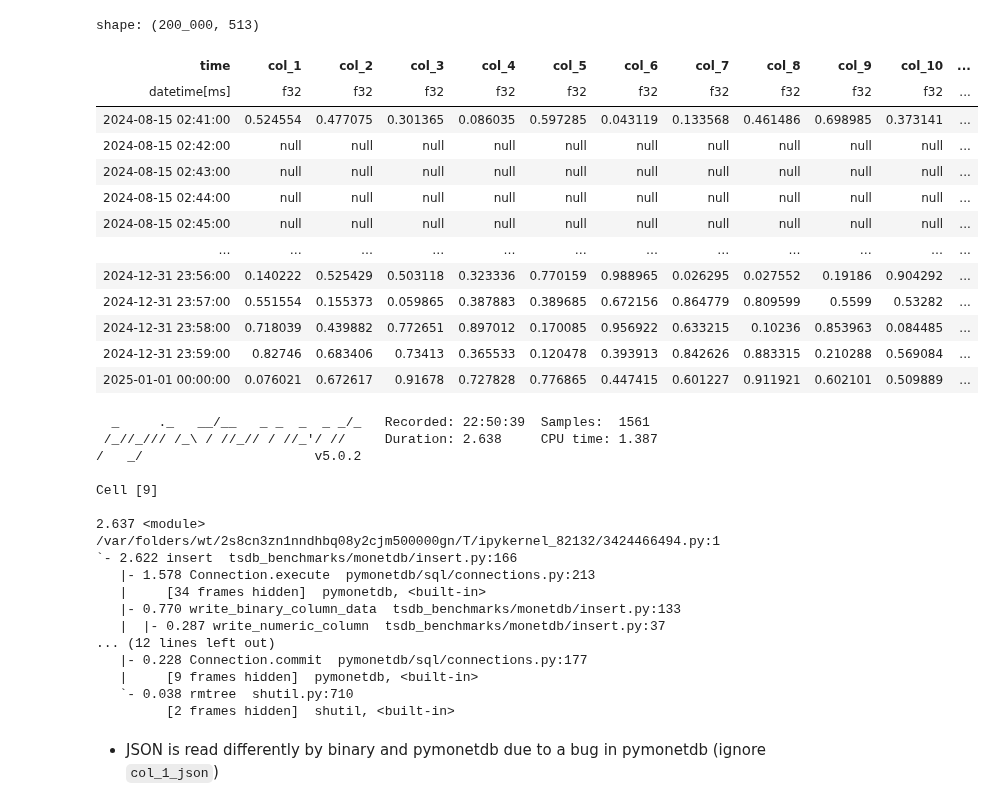
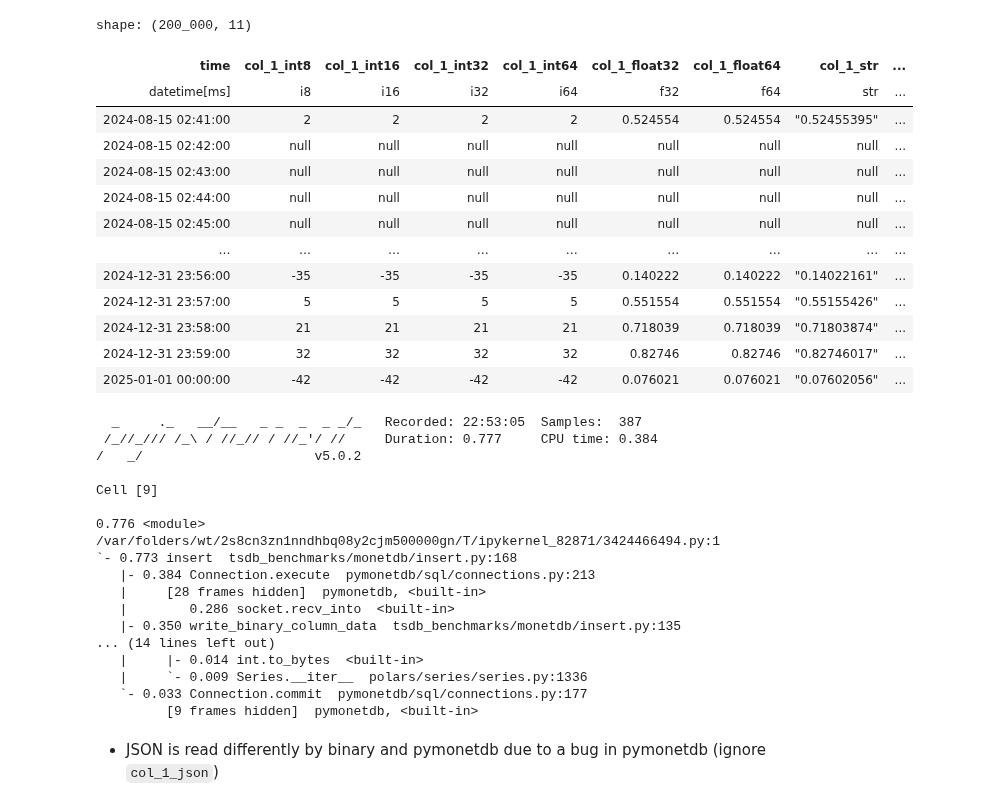
Before and after one commit to wlaur/olap-benchmarks, a Jupyter notebook: notebooks/input-test.ipynb, the cells around one changed output. Saved outputs shown, nothing was run; the diff lists cells and outputs as text; code cells hidden in the pictures.

```diff
--- a/notebooks/input-test.ipynb
+++ b/notebooks/input-test.ipynb
@@ -30,46 +30,46 @@ db = MonetDB()
 # %%
 df = pl.read_parquet("../data/input/data_0.2M_0.5k.parquet").with_columns(
     (100 * pl.col.col_1 - 50).cast(pl.Int8).alias("col_1_int8"),
     (100 * pl.col.col_1 - 50).cast(pl.Int16).alias("col_1_int16"),
     (100 * pl.col.col_1 - 50).cast(pl.Int32).alias("col_1_int32"),
     (100 * pl.col.col_1 - 50).cast(pl.Int64).alias("col_1_int64"),
     pl.col.col_1.cast(pl.Float32).alias("col_1_float32"),
     pl.col.col_1.cast(pl.Float64).alias("col_1_float64"),
     pl.col.col_1.cast(pl.String).alias("col_1_str"),
     (pl.col.col_1 > 0.5).cast(pl.Boolean).alias("col_1_bool"),
     pl.col.col_1.cast(pl.Binary).alias("col_1_blob"),
     ('{ "val": ' + pl.col.col_1.cast(pl.String) + "}").alias("col_1_json"),
     pl.col.time.cast(pl.Time).alias("time_time"),
     pl.col.time.cast(pl.Date).alias("time_date"),
 )
 
 
 df = df.with_columns(
     pl.when((pl.col.time > df.get_column("time")[4]) | (pl.col.time == df.get_column("time")[0]))
     .then(pl.col(n))
     .otherwise(None)
     for n in df.columns
     if n != "time"
 )
 
-# df = df.select([n for n in df.columns if n == "time" or n.count("_") == 2])
+df = df.select([n for n in df.columns if n == "time" or n.count("_") == 2])
 
 df
 # %% [output]
-shape: (200_000, 513)
+shape: (200_000, 11)
-| time | col_1 | col_2 | col_3 | col_4 | col_5 | col_6 | col_7 | col_8 | col_9 | col_10 | ... |
-| datetime[ms] | f32 | f32 | f32 | f32 | f32 | f32 | f32 | f32 | f32 | f32 | ... |
-| 2024-08-15 02:41:00 | 0.524554 | 0.477075 | 0.301365 | 0.086035 | 0.597285 | 0.043119 | 0.133568 | 0.461486 | 0.698985 | 0.373141 | ... |
-| 2024-08-15 02:42:00 | null | null | null | null | null | null | null | null | null | null | ... |
-| 2024-08-15 02:43:00 | null | null | null | null | null | null | null | null | null | null | ... |
-| 2024-08-15 02:44:00 | null | null | null | null | null | null | null | null | null | null | ... |
-| 2024-08-15 02:45:00 | null | null | null | null | null | null | null | null | null | null | ... |
-| … | … | … | … | … | … | … | … | … | … | … | ... |
-| 2024-12-31 23:56:00 | 0.140222 | 0.525429 | 0.503118 | 0.323336 | 0.770159 | 0.988965 | 0.026295 | 0.027552 | 0.19186 | 0.904292 | ... |
-| 2024-12-31 23:57:00 | 0.551554 | 0.155373 | 0.059865 | 0.387883 | 0.389685 | 0.672156 | 0.864779 | 0.809599 | 0.5599 | 0.53282 | ... |
-| 2024-12-31 23:58:00 | 0.718039 | 0.439882 | 0.772651 | 0.897012 | 0.170085 | 0.956922 | 0.633215 | 0.10236 | 0.853963 | 0.084485 | ... |
-| 2024-12-31 23:59:00 | 0.82746 | 0.683406 | 0.73413 | 0.365533 | 0.120478 | 0.393913 | 0.842626 | 0.883315 | 0.210288 | 0.569084 | ... |
-| 2025-01-01 00:00:00 | 0.076021 | 0.672617 | 0.91678 | 0.727828 | 0.776865 | 0.447415 | 0.601227 | 0.911921 | 0.602101 | 0.509889 | ... |
+| time | col_1_int8 | col_1_int16 | col_1_int32 | col_1_int64 | col_1_float32 | col_1_float64 | col_1_str | ... |
+| datetime[ms] | i8 | i16 | i32 | i64 | f32 | f64 | str | ... |
+| 2024-08-15 02:41:00 | 2 | 2 | 2 | 2 | 0.524554 | 0.524554 | "0.52455395" | ... |
+| 2024-08-15 02:42:00 | null | null | null | null | null | null | null | ... |
+| 2024-08-15 02:43:00 | null | null | null | null | null | null | null | ... |
+| 2024-08-15 02:44:00 | null | null | null | null | null | null | null | ... |
+| 2024-08-15 02:45:00 | null | null | null | null | null | null | null | ... |
+| … | … | … | … | … | … | … | … | ... |
+| 2024-12-31 23:56:00 | -35 | -35 | -35 | -35 | 0.140222 | 0.140222 | "0.14022161" | ... |
+| 2024-12-31 23:57:00 | 5 | 5 | 5 | 5 | 0.551554 | 0.551554 | "0.55155426" | ... |
+| 2024-12-31 23:58:00 | 21 | 21 | 21 | 21 | 0.718039 | 0.718039 | "0.71803874" | ... |
+| 2024-12-31 23:59:00 | 32 | 32 | 32 | 32 | 0.82746 | 0.82746 | "0.82746017" | ... |
+| 2025-01-01 00:00:00 | -42 | -42 | -42 | -42 | 0.076021 | 0.076021 | "0.07602056" | ... |
 # %%
 drop_table("test_insert", db.connect())
 # %%
@@ -80,23 +80,23 @@ insert(df, "test_insert", db.connect(), primary_key="time", json_columns="col_1_
 drop_table("test_insert", db.connect())
 insert(df, "test_insert", db.connect(), primary_key="time", json_columns="col_1_json")
 # %% [output]
-  _     ._   __/__   _ _  _  _ _/_   Recorded: 22:50:39  Samples:  1561
- /_//_/// /_\ / //_// / //_'/ //     Duration: 2.638     CPU time: 1.387
+  _     ._   __/__   _ _  _  _ _/_   Recorded: 22:53:05  Samples:  387
+ /_//_/// /_\ / //_// / //_'/ //     Duration: 0.777     CPU time: 0.384
 /   _/                      v5.0.2
 
 Cell [9]
 
-2.637 <module>  /var/folders/wt/2s8cn3zn1nndhbq08y2cjm500000gn/T/ipykernel_82132/3424466494.py:1
-`- 2.622 insert  tsdb_benchmarks/monetdb/insert.py:166
-   |- 1.578 Connection.execute  pymonetdb/sql/connections.py:213
-   |     [34 frames hidden]  pymonetdb, <built-in>
-   |- 0.770 write_binary_column_data  tsdb_benchmarks/monetdb/insert.py:133
-   |  |- 0.287 write_numeric_column  tsdb_benchmarks/monetdb/insert.py:37
-... (12 lines left out)
-   |- 0.228 Connection.commit  pymonetdb/sql/connections.py:177
-   |     [9 frames hidden]  pymonetdb, <built-in>
-   `- 0.038 rmtree  shutil.py:710
-         [2 frames hidden]  shutil, <built-in>
+0.776 <module>  /var/folders/wt/2s8cn3zn1nndhbq08y2cjm500000gn/T/ipykernel_82871/3424466494.py:1
+`- 0.773 insert  tsdb_benchmarks/monetdb/insert.py:168
+   |- 0.384 Connection.execute  pymonetdb/sql/connections.py:213
+   |     [28 frames hidden]  pymonetdb, <built-in>
+   |        0.286 socket.recv_into  <built-in>
+   |- 0.350 write_binary_column_data  tsdb_benchmarks/monetdb/insert.py:135
+... (14 lines left out)
+   |     |- 0.014 int.to_bytes  <built-in>
+   |     `- 0.009 Series.__iter__  polars/series/series.py:1336
+   `- 0.033 Connection.commit  pymonetdb/sql/connections.py:177
+         [9 frames hidden]  pymonetdb, <built-in>
 # %% [markdown]
 * JSON is read differently by binary and pymonetdb due to a bug in pymonetdb (ignore `col_1_json`)
 # %%
```
